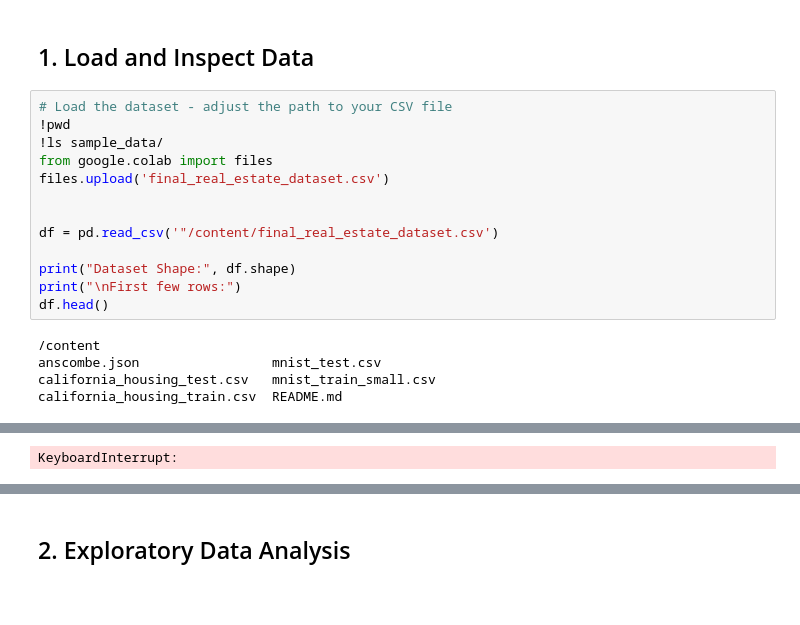
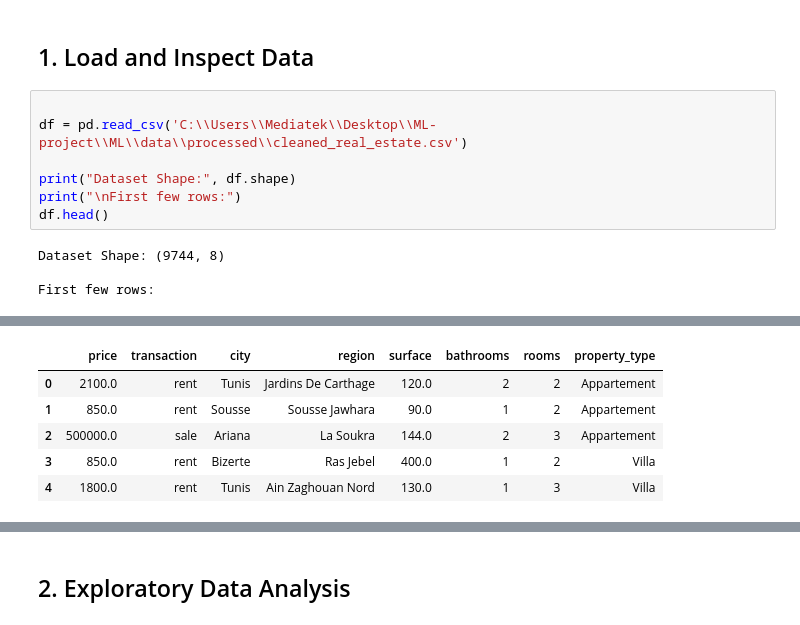
Before and after one commit to yasmine-sassi/Tunisan-Real-Estate-Price-Prediction-Platform, a Jupyter notebook: ML/src/01_data_exploration_preprocessing.ipynb, the cells around one changed output, grey strips where cells are left out. Saved outputs shown, nothing was run; the diff lists cells and outputs as text; blank space fills up the shorter version.

Commit message:
Refactor code structure for combined preprocessing rent+sale

```diff
--- a/ML/src/01_data_exploration_preprocessing.ipynb
+++ b/ML/src/01_data_exploration_preprocessing.ipynb
@@ -28,20 +28,13 @@ plt.rcParams['figure.figsize'] = (12, 6)
 # %% [markdown]
 ## 1. Load and Inspect Data
 # %%
-# Load the dataset - adjust the path to your CSV file
-!pwd
-!ls sample_data/
-from google.colab import files
-files.upload('final_real_estate_dataset.csv')
 
-
-df = pd.read_csv('"/content/final_real_estate_dataset.csv')
+df = pd.read_csv('C:\\Users\\Mediatek\\Desktop\\ML-project\\ML\\data\\processed\\cleaned_real_estate.csv')
 
 print("Dataset Shape:", df.shape)
 print("\nFirst few rows:")
 df.head()
 # %% [output]
-/content
-anscombe.json                 mnist_test.csv
-california_housing_test.csv   mnist_train_small.csv
-california_housing_train.csv  README.md
+Dataset Shape: (9744, 8)
+
+First few rows:
@@ -49,4 +41,9 @@ california_housing_train.csv  README.md
-KeyboardInterrupt:
+|  | price | transaction | city | region | surface | bathrooms | rooms | property_type |
+| 0 | 2100.0 | rent | Tunis | Jardins De Carthage | 120.0 | 2 | 2 | Appartement |
+| 1 | 850.0 | rent | Sousse | Sousse Jawhara | 90.0 | 1 | 2 | Appartement |
+| 2 | 500000.0 | sale | Ariana | La Soukra | 144.0 | 2 | 3 | Appartement |
+| 3 | 850.0 | rent | Bizerte | Ras Jebel | 400.0 | 1 | 2 | Villa |
+| 4 | 1800.0 | rent | Tunis | Ain Zaghouan Nord | 130.0 | 1 | 3 | Villa |
 # %%
 # Basic information
 print("Dataset Info:")
```
Also changed, not shown: parts of 17 cells of this notebook, 6 other files.
